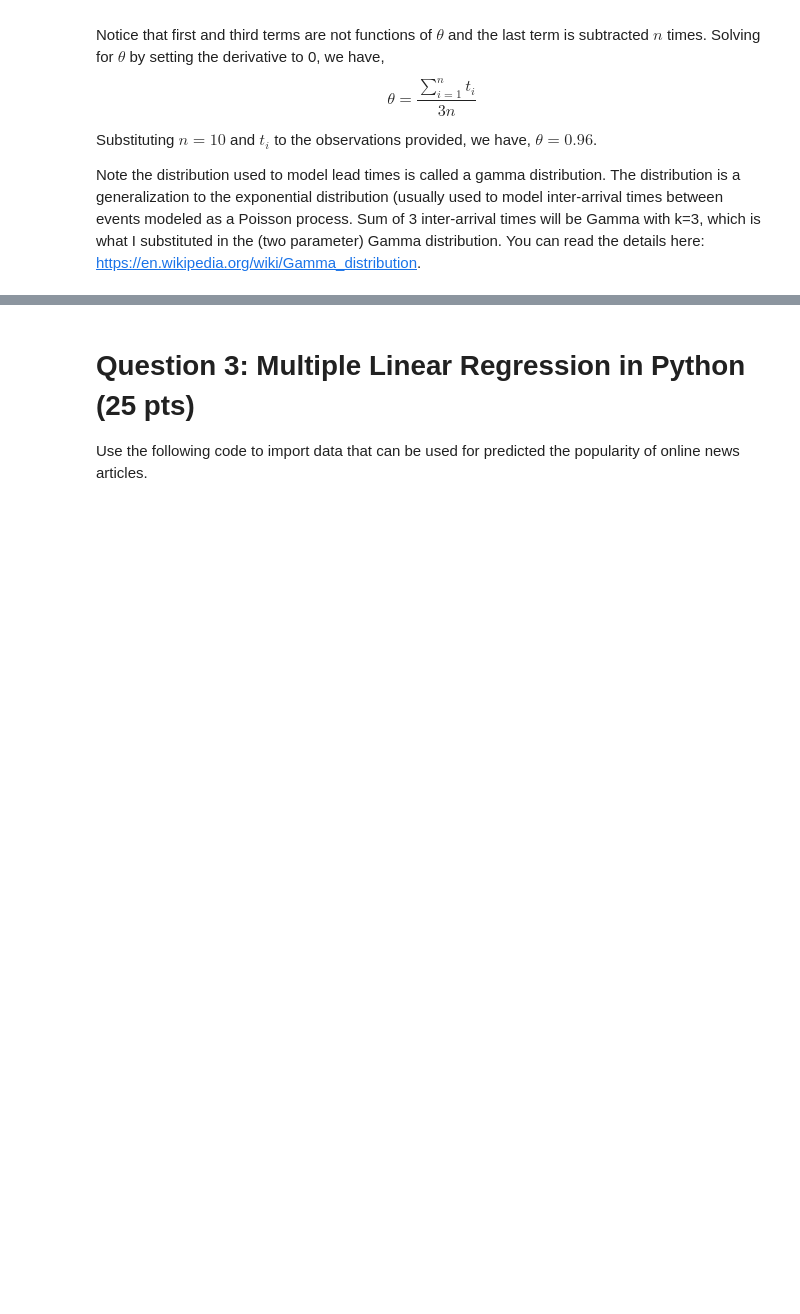
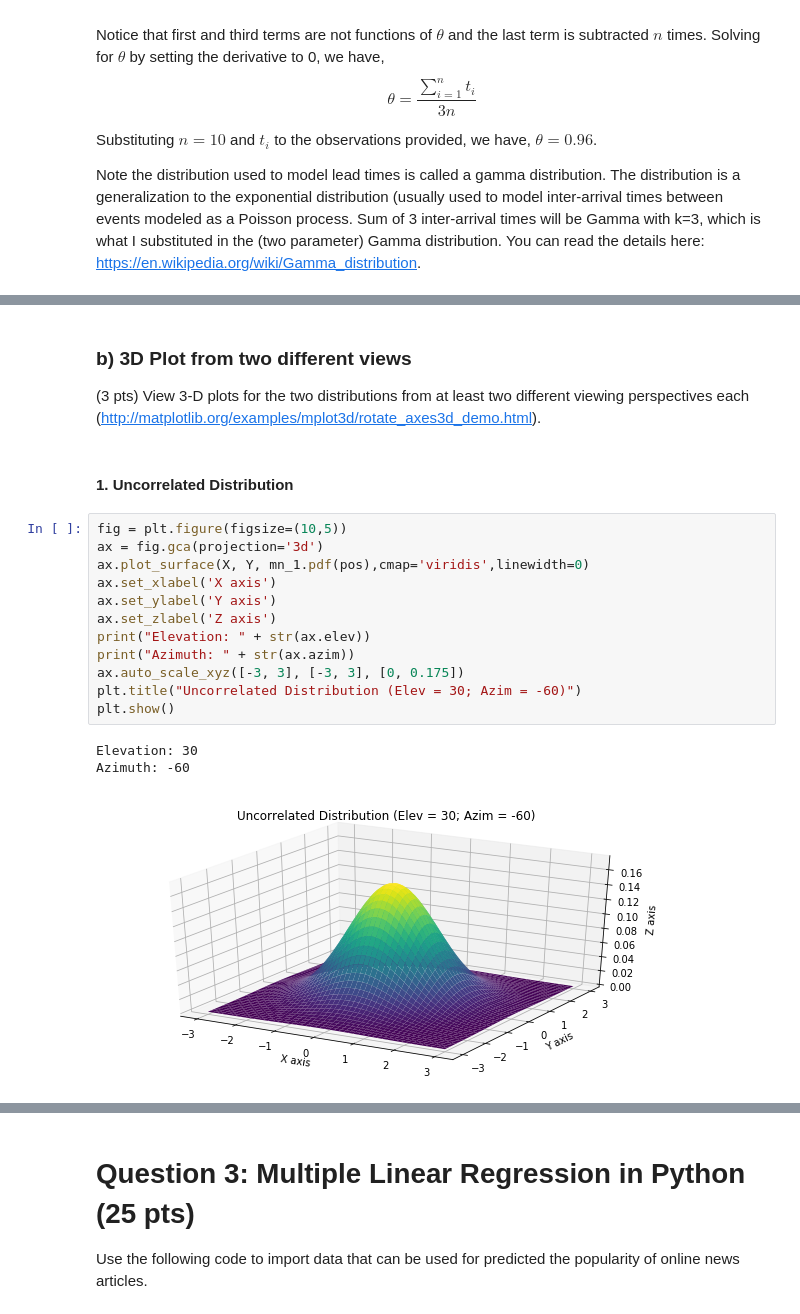
Before and after one commit to jsigee87/data_science_principles, a Jupyter notebook: hw1/HW1.ipynb, the cells around one changed output, grey strips where cells are left out. Drawn from its saved outputs; the diff is of its cells as text; blank space fills up the shorter version.

```diff
--- a/hw1/HW1.ipynb
+++ b/hw1/HW1.ipynb
@@ -57,0 +103,22 @@ Note the distribution used to model lead times is called a gamma distribution. T
+# %% [markdown]
+### b) 3D Plot from two different views
+
+(3 pts) View 3-D plots for the two distributions from at least two different viewing perspectives each (http://matplotlib.org/examples/mplot3d/rotate_axes3d_demo.html).
+# %% [markdown]
+#### 1. Uncorrelated Distribution
+# %%
+fig = plt.figure(figsize=(10,5))
+ax = fig.gca(projection='3d')
+ax.plot_surface(X, Y, mn_1.pdf(pos),cmap='viridis',linewidth=0)
+ax.set_xlabel('X axis')
+ax.set_ylabel('Y axis')
+ax.set_zlabel('Z axis')
+print("Elevation: " + str(ax.elev))
+print("Azimuth: " + str(ax.azim))
+ax.auto_scale_xyz([-3, 3], [-3, 3], [0, 0.175])
+plt.title("Uncorrelated Distribution (Elev = 30; Azim = -60)")
+plt.show()
+# %% [output]
+Elevation: 30
+Azimuth: -60
+[figure, added]
```
Also changed, not shown: parts of 48 cells of this notebook.
